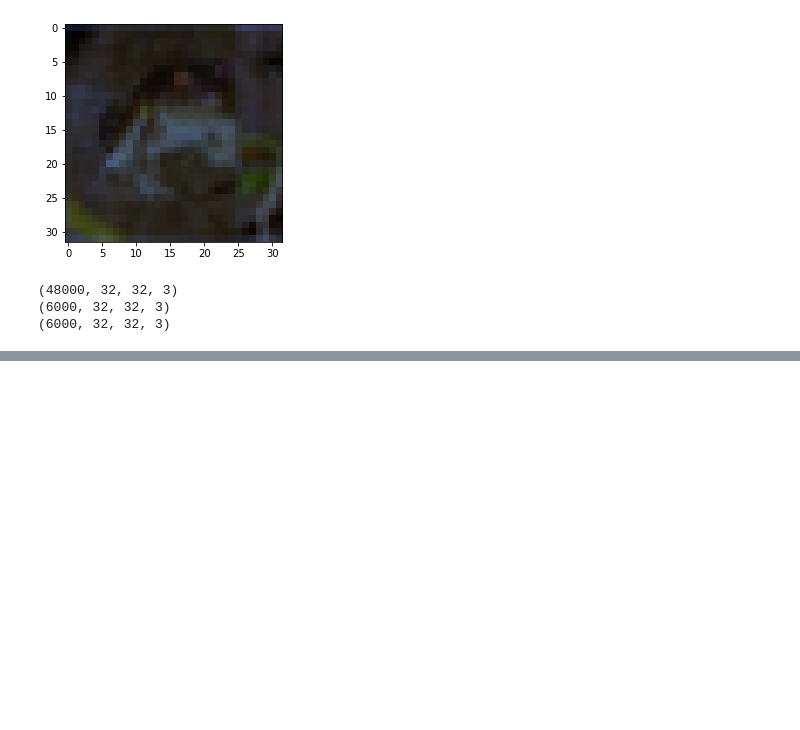
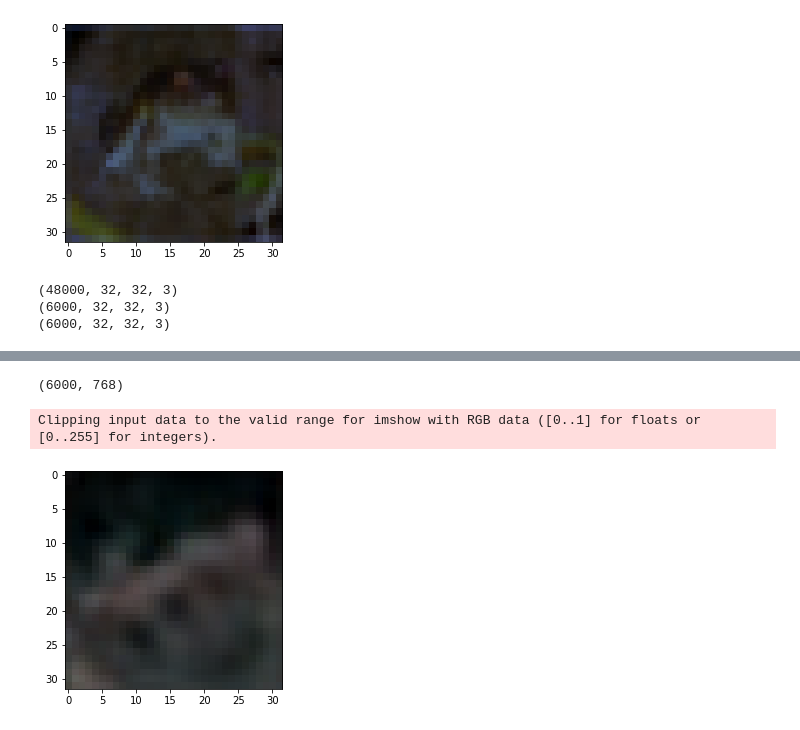
Before and after one commit to SimonJasansky/ACML, a Jupyter notebook: assignment_2/ACML_assignment_2.ipynb, the cells around one changed output, grey strips where cells are left out. Saved outputs shown, nothing was run; the diff lists cells and outputs as text; code cells hidden in the pictures; blank space fills up the shorter version.

Commit message:
more or less working model now

```diff
--- a/assignment_2/ACML_assignment_2.ipynb
+++ b/assignment_2/ACML_assignment_2.ipynb
@@ -73,13 +65,19 @@ x = tf.keras.layers.Conv2D(filters = 8, kernel_size = (3, 3), strides = 1, activ
 # %%
+# implement CAE
+input_layer = tf.keras.layers.Input(shape=(32, 32, 3), name="INPUT")
+# shape now: 32x32x3
 
-x = tf.keras.layers.MaxPooling2D(pool_size = (2, 2), strides = 1)(x)
+x = tf.keras.layers.Conv2D(filters = 8, kernel_size = (3, 3), strides = 1, activation='relu', padding='same')(input_layer)
+# shape now: 32x32x8
+
+x = tf.keras.layers.MaxPooling2D((2, 2))(x)
 #shape now: 16x16x8
 
 x = tf.keras.layers.Conv2D(filters = 12, kernel_size = (3, 3), strides = 1, activation='relu', padding='same')(x)
 #shape now: 16x16x8
 
 
-latent_space_rep = tf.keras.layers.MaxPooling2D((2, 2), strides = 1, padding = "same", name = "LATENT_SPACE")(x)
+latent_space_rep = tf.keras.layers.MaxPooling2D((2, 2), name = "LATENT_SPACE")(x)
 #shape now: 8x8x16
 
 x = tf.keras.layers.UpSampling2D((2, 2))(latent_space_rep)
@@ -98,5 +94,5 @@ NameError: name 'tf' is not defined
 # %%
-pic_CAE = tf.keras.models.Model(input_layer[0], output_layer)
+pic_CAE = tf.keras.models.Model(input_layer, output_layer)
 pic_CAE.compile(optimizer='adam', loss='mse')
 pic_CAE.summary()
 # %% [output]
@@ -112,0 +150,16 @@ NameError: name 'pic_CAE' is not defined
+# %%
+# get the intermediate pictures
+encoded_pic = get_encoded_pic.predict(test)
+encoded_pic = encoded_pic.reshape((len(test), 8*8*12))
+encoded_pic.shape
+# %% [output]
+(6000, 768)
+# %%
+# get the reconstructed pics and visualize them
+reconstructed_pics = pic_CAE.predict(test)
+
+plt.imshow(reconstructed_pics[0])
+plt.show()
+# %% [output]
+Clipping input data to the valid range for imshow with RGB data ([0..1] for floats or [0..255] for integers).
+[figure, added]
```
Also changed, not shown: parts of 7 cells of this notebook.
